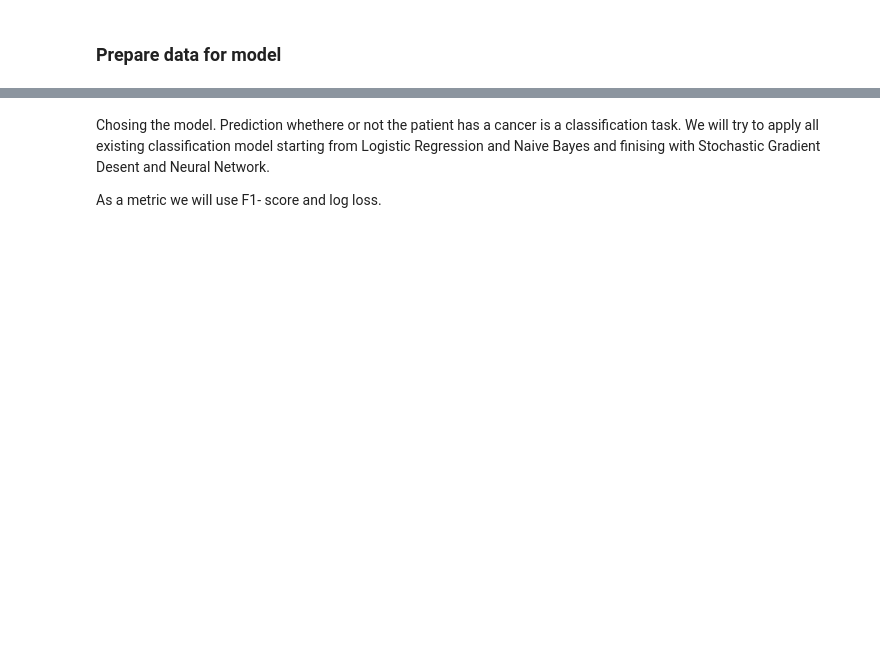
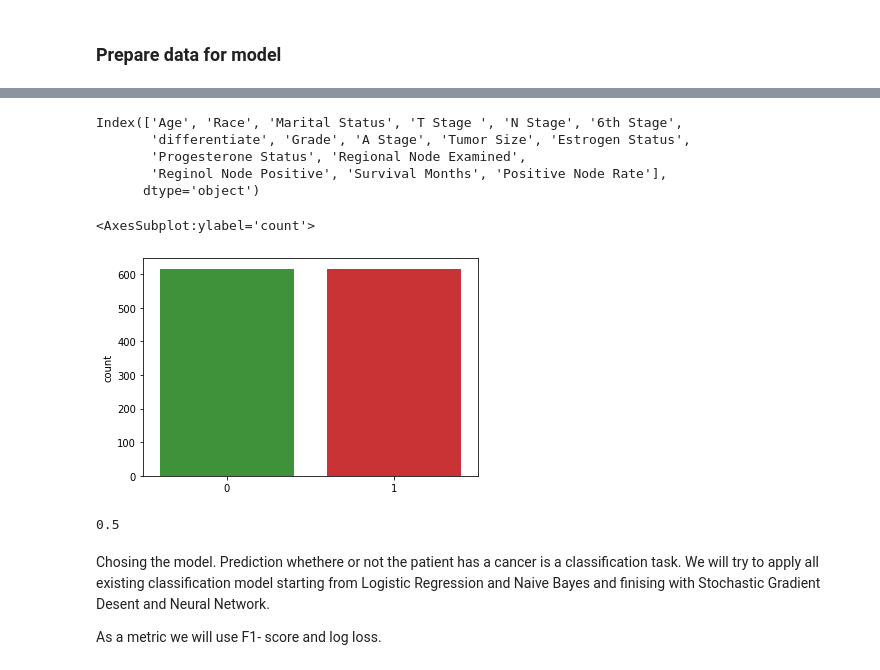
Before and after one commit to rolandina/breast-cancer-prediction-fastapi, a Jupyter notebook: notebooks/EDA.ipynb, the cells around one changed output, grey strips where cells are left out. Saved outputs shown, nothing was run; the diff lists cells and outputs as text; code cells hidden in the pictures; blank space fills up the shorter version.

```diff
--- a/notebooks/EDA.ipynb
+++ b/notebooks/EDA.ipynb
@@ -102,2 +151,4 @@ sns.relplot(data=df, x='Age', y='Survival Months', hue='Status')
+# %%
+df['Positive Node Rate'] = df['Reginol Node Positive'] / df['Regional Node Examined']
 # %% [markdown]
 ### Univariate analysis
@@ -133,0 +461,3 @@ sns.displot(data=df, x="Tumor Size", y= "Survival Months", hue="Status", kind="k
+# %%
+df['Positive Node Rate'] = df['Reginol Node Positive'] / df['Regional Node Examined']
+sns.relplot(data=df, x="Positive Node Rate", y= "Survival Months", hue="Status")
@@ -137,0 +480,11 @@ sns.displot(data=df, x="Tumor Size", y= "Survival Months", hue="Status", kind="k
+# %%
+drop_features = ['Marital Status', 'differentiate', 'Survival Months']
+
+num_features = ['Age', 'Tumor Size', 'Regional Node Examined',
+       'Reginol Node Positive', 'Positive Node Rate']
+cat_features = ['Race', 'T Stage ', 'N Stage',
+                '6th Stage', 'Grade', 'A Stage',
+                'Estrogen Status','Progesterone Status']
+ordinal_features = []
+
+target = 'Status'
@@ -137,0 +512,3 @@ sns.displot(data=df, x="Tumor Size", y= "Survival Months", hue="Status", kind="k
+# %%
+X = df.drop(['Status'], axis=1)
+y = df['Status']
@@ -137,0 +573,23 @@ sns.displot(data=df, x="Tumor Size", y= "Survival Months", hue="Status", kind="k
+# %%
+features_names
+# %% [output]
+Index(['Age', 'Race', 'Marital Status', 'T Stage ', 'N Stage', '6th Stage',
+       'differentiate', 'Grade', 'A Stage', 'Tumor Size', 'Estrogen Status',
+       'Progesterone Status', 'Regional Node Examined',
+       'Reginol Node Positive', 'Survival Months', 'Positive Node Rate'],
+      dtype='object')
+# %%
+#balancing target variable by removing samples from over-represented class.
+from imblearn.under_sampling import NearMiss
+
+nm = NearMiss()
+X_balanced, y_balanced = nm.fit_resample(X1, y1)
+
+sns.countplot(x=y_balanced)
+# %% [output]
+<AxesSubplot:ylabel='count'>
+[figure, added]
+# %%
+y_balanced.mean()
+# %% [output]
+0.5
```
Also changed, not shown: parts of 109 cells of this notebook, 5 other files.
